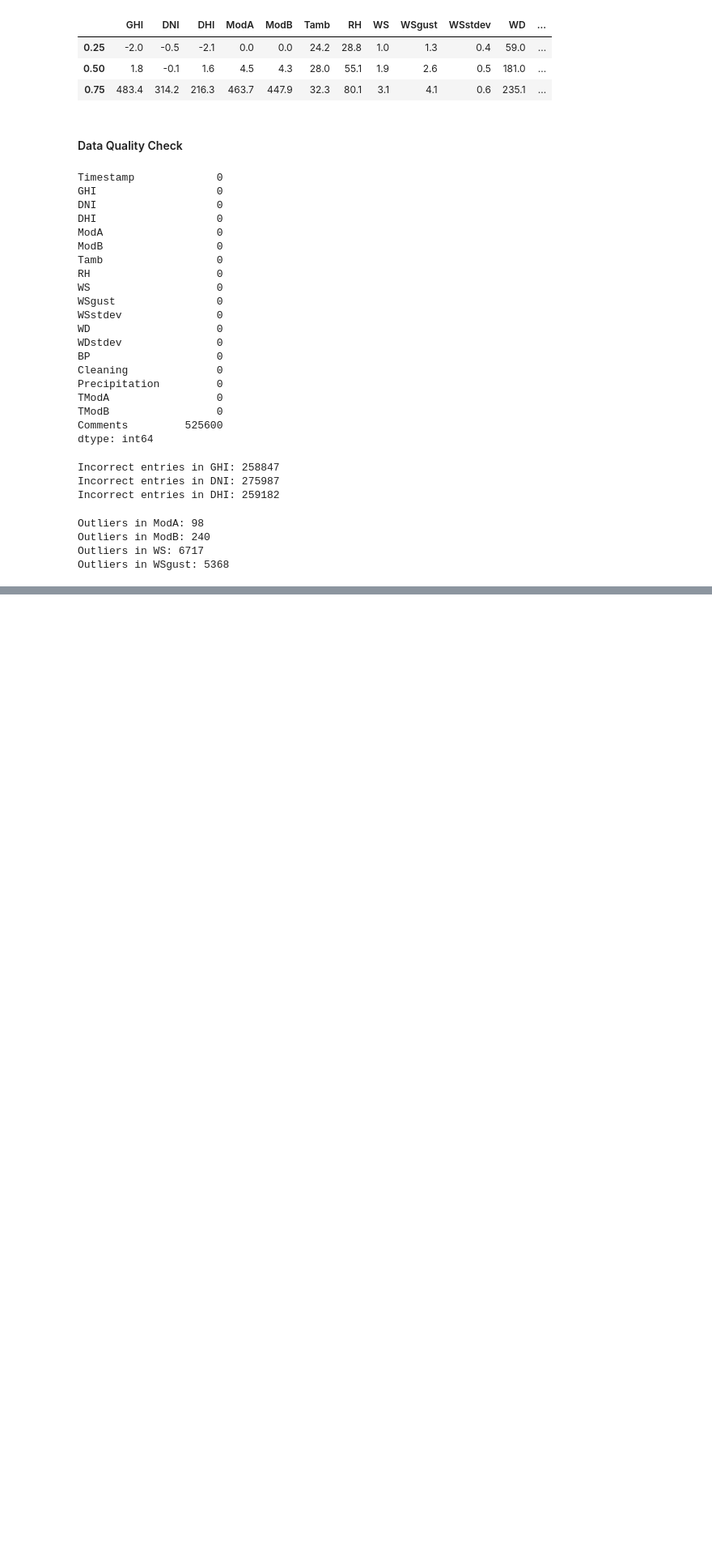
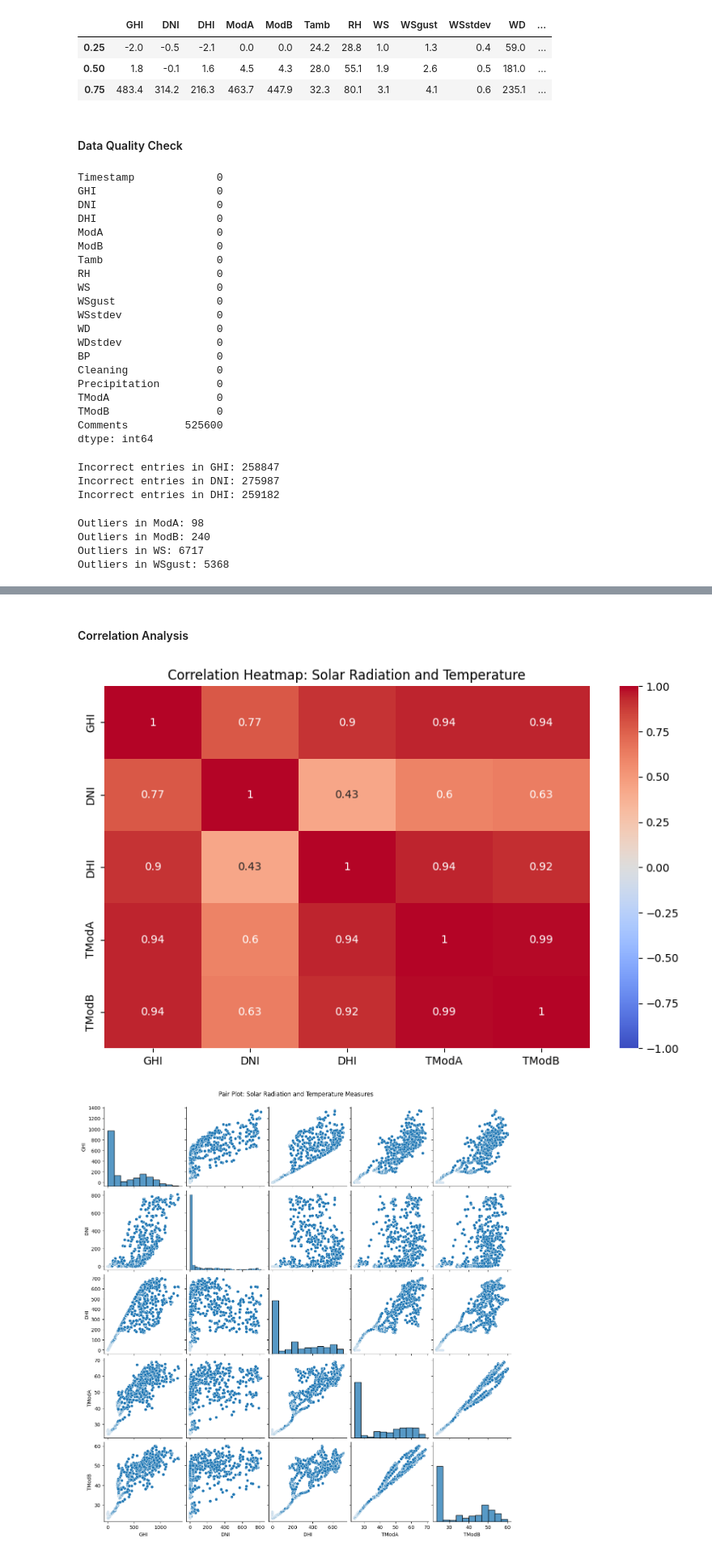
Before and after one commit to brook1167/MoonLight-Energy-Solutions, a Jupyter notebook: notebooks/benin-malanville-analysis.ipynb, the cells around one changed output, grey strips where cells are left out. Shown at 81% size. Cells and saved outputs as stored; diff of their text form; code cells hidden in the pictures; blank space fills up the shorter version.

```diff
--- a/notebooks/benin-malanville-analysis.ipynb
+++ b/notebooks/benin-malanville-analysis.ipynb
@@ -348,0 +363,7 @@ Outliers in WSgust: 5368
+# %% [markdown]
+#### Correlation Analysis
+# %%
+ploat_correlation_analysis(df_benin)
+# %% [output]
+[figure, added]
+[figure, added]
```
Also changed, not shown: parts of 4 cells of this notebook.
